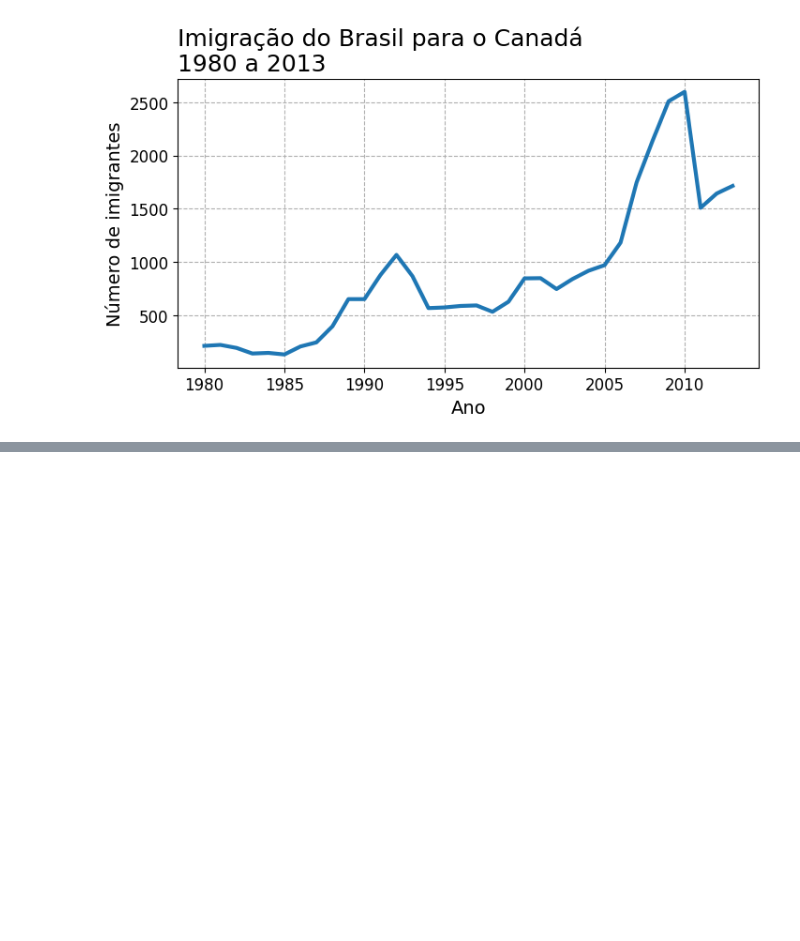
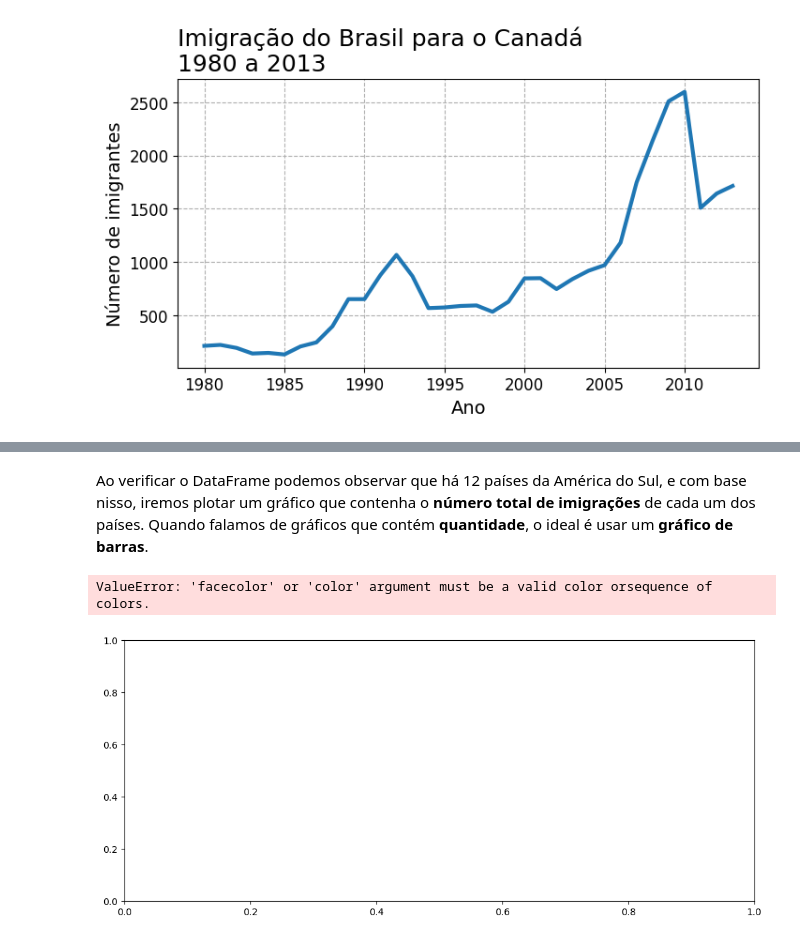
Before and after one commit to biellrodri/data-science-alura, a Jupyter notebook: Pandas/projeto-migracao/tendencia-migracao-canada.ipynb, the cells around one changed output, grey strips where cells are left out. Drawn from its saved outputs; the diff is of its cells as text; code cells hidden in the pictures; blank space fills up the shorter version.

```diff
--- a/Pandas/projeto-migracao/tendencia-migracao-canada.ipynb
+++ b/Pandas/projeto-migracao/tendencia-migracao-canada.ipynb
@@ -286,0 +341,3 @@ plt.show()
+# %%
+#criando uma variável coom a query
+america_sul = df.query('Região == "América do Sul"')
@@ -286,0 +363,26 @@ plt.show()
+# %% [markdown]
+Ao verificar o DataFrame podemos observar que há 12 países da América do Sul, e com base nisso, iremos plotar um gráfico que contenha o **número total
+de imigrações** de cada um dos países. Quando falamos de gráficos que contém **quantidade**, o ideal é usar um **gráfico de barras**.
+# %%
+#atribuindo as cores que serão utilizadas no gráfico a uma variável
+cores = ['royalblue', 'orange', 'forestgreen', 'orchid',
+'purple', 'brown', 'slateblue', 'gray', 'olive', 'teal',
+'tomato']
+
+#criando uma figura
+fig, ax = plt.subplots(figsize=(12, 5))
+#definindo os eixos da barra
+ax.bar(america_sul.index, america_sul['Total'], color=cores)
+#inserindo um título ao gráfico
+ax.set_title('Imigração da América do Sul para o Canadá\n1980 a 2013', loc='left', fontsize=18)
+#inserindo título dos rótulos
+ax.set_xlabel('')
+ax.set_ylabel('Número de imigrantes', fontsize=14)
+#tamanho dos ticks do eixo x
+ax.xaxis.set_tick_params(labelsize=12)
+#tamanho dos ticks do eixo y
+ax.yaxis.set_tick_params(labelsize=12)
+plt.show()
+# %% [output]
+ValueError: 'facecolor' or 'color' argument must be a valid color orsequence of colors.
+[figure, added]
```
Also changed, not shown: parts of 6 cells of this notebook.
